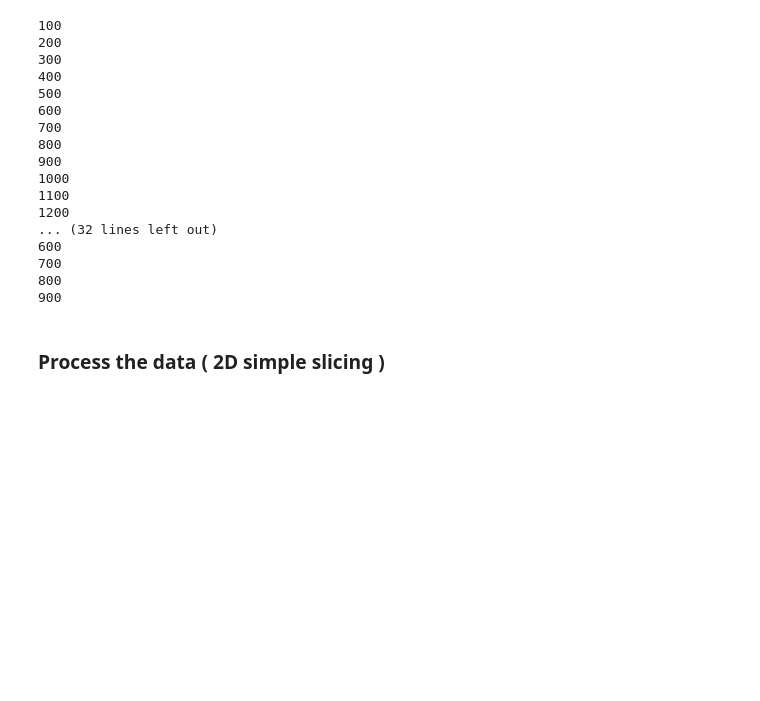
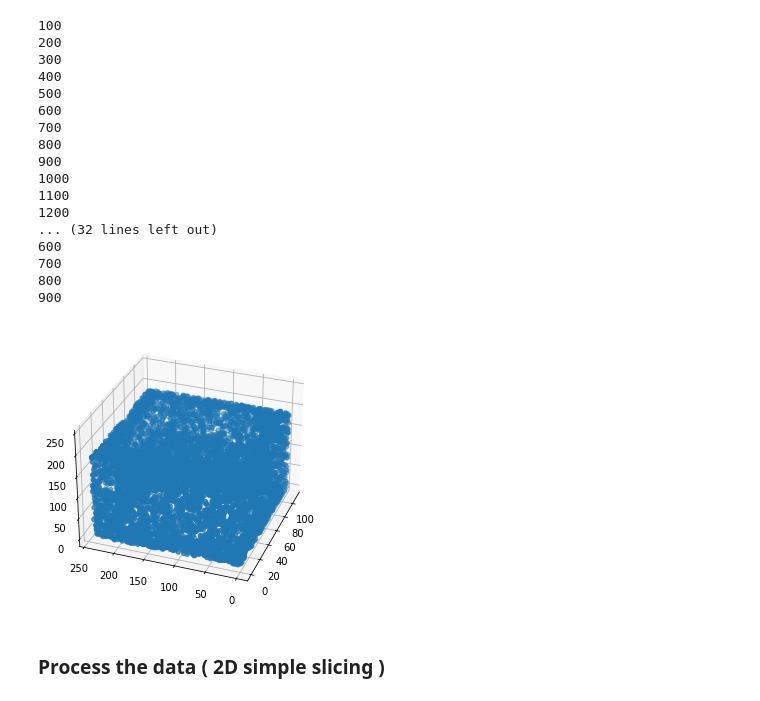
Before and after one commit to RazvanDu/3DRecognition, a Jupyter notebook: 3DRecognition.ipynb, the cells around one changed output. Drawn from its saved outputs; the diff is of its cells as text; code cells hidden in the pictures; blank space fills up the shorter version.

```diff
--- a/3DRecognition.ipynb
+++ b/3DRecognition.ipynb
@@ -158,6 +160,11 @@ test_data_n = normalize(test_data)
 700
 800
 900
+# %%
+index = 3
+plot3D(train_data_n[index][1])
+# %% [output]
+[figure, added]
 # %% [markdown]
 ### Process the data ( 2D simple slicing )
 # %%
```
Also changed, not shown: parts of 19 cells of this notebook.
